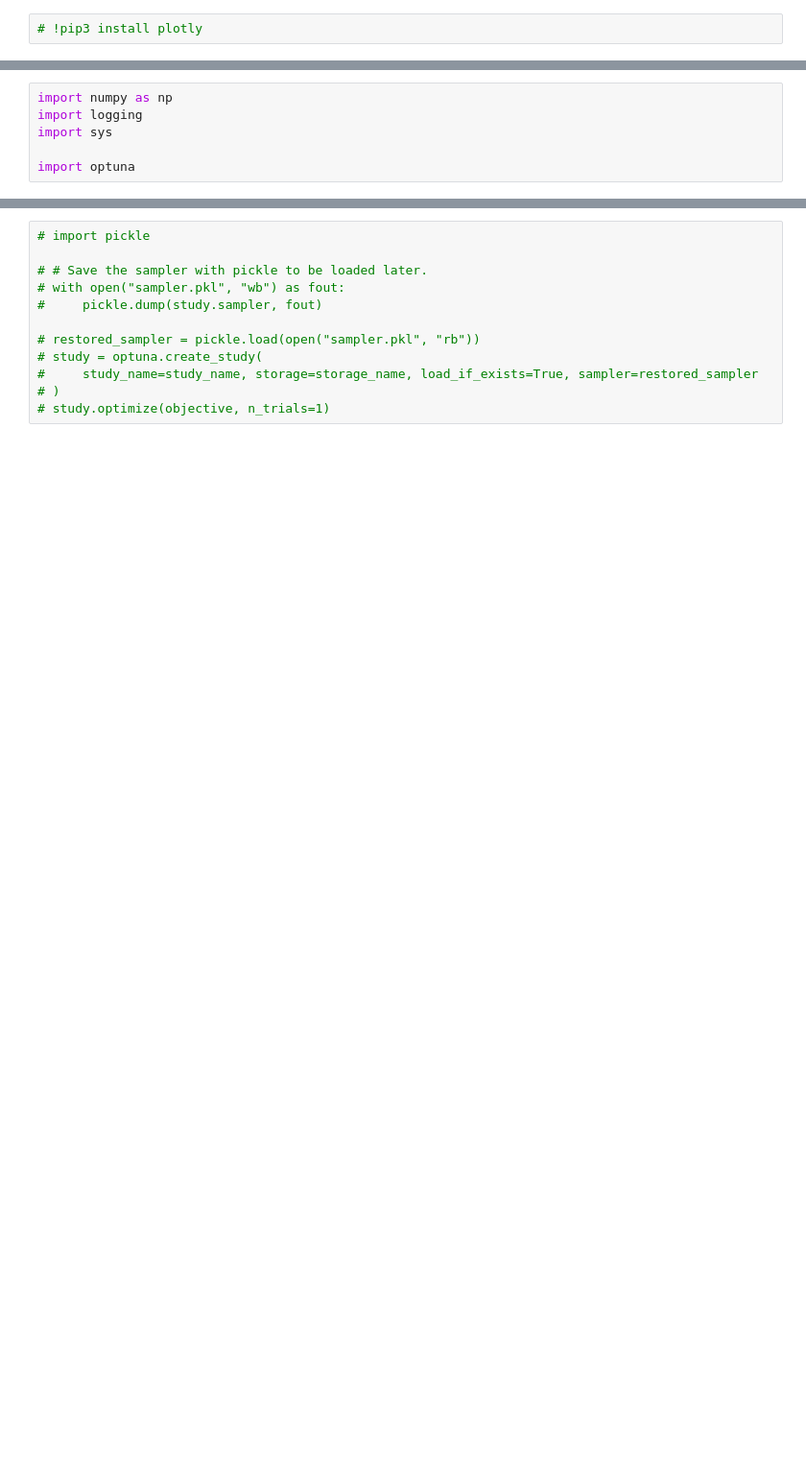
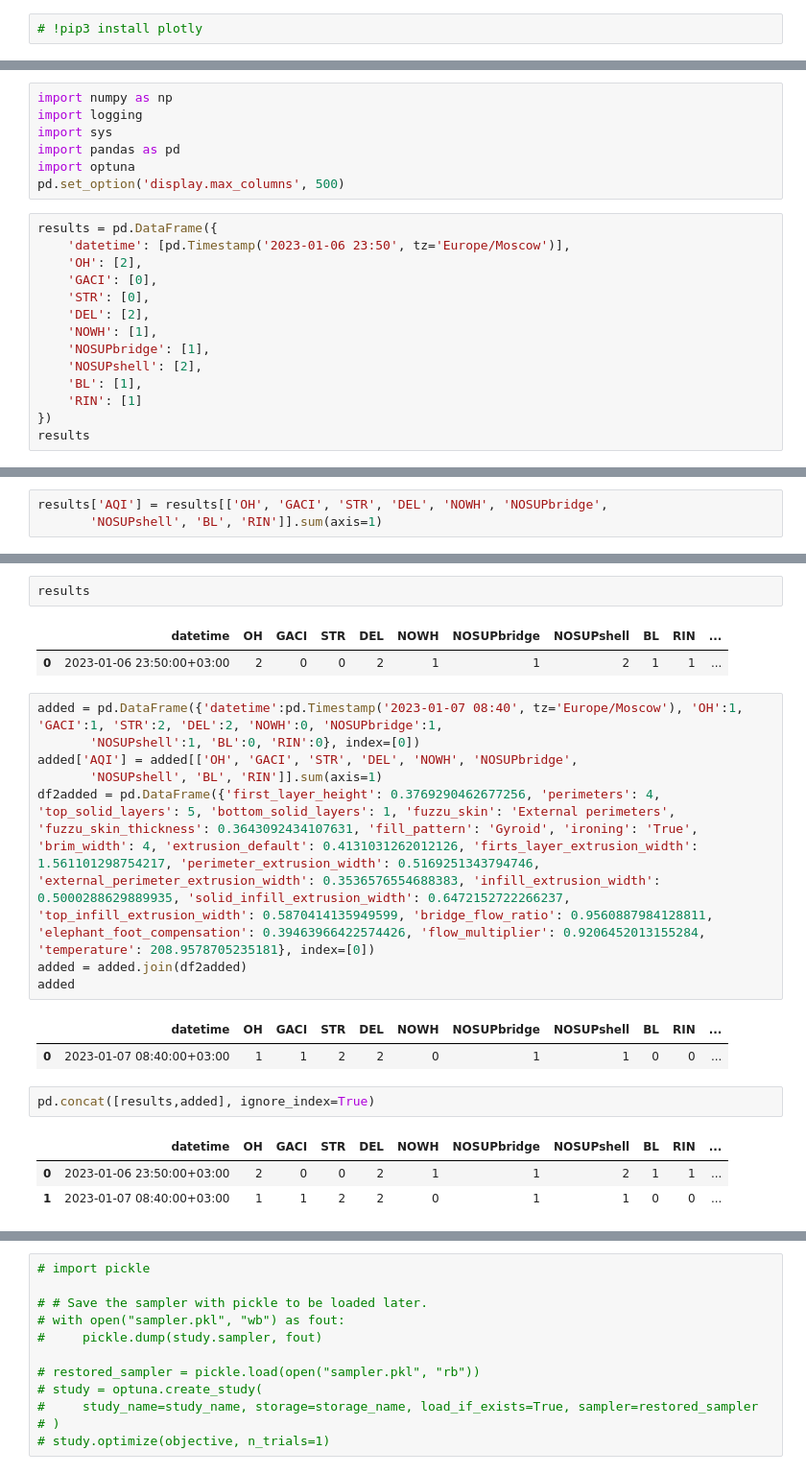
Before and after one commit to ksetdekov/optuna_4_prusa_slicer, a Jupyter notebook: optimization.ipynb, the cells around one changed output, grey strips where cells are left out. Shown at 96% size. Cells and saved outputs as stored; diff of their text form; blank space fills up the shorter version.

```diff
--- a/optimization.ipynb
+++ b/optimization.ipynb
@@ -4,5 +6,20 @@
 import numpy as np
 import logging
 import sys
-
+import pandas as pd
 import optuna
+pd.set_option('display.max_columns', 500)
+# %%
+results = pd.DataFrame({
+    'datetime': [pd.Timestamp('2023-01-06 23:50', tz='Europe/Moscow')],
+    'OH': [2],
+    'GACI': [0],
+    'STR': [0],
+    'DEL': [2],
+    'NOWH': [1],
+    'NOSUPbridge': [1],
+    'NOSUPshell': [2],
+    'BL': [1],
+    'RIN': [1]
+})
+results
@@ -8,0 +29,3 @@ import optuna
+# %%
+results['AQI'] = results[['OH', 'GACI', 'STR', 'DEL', 'NOWH', 'NOSUPbridge',
+       'NOSUPshell', 'BL', 'RIN']].sum(axis=1)
@@ -9 +35,23 @@ import optuna
+# %%
+results
+# %% [output]
+|  | datetime | OH | GACI | STR | DEL | NOWH | NOSUPbridge | NOSUPshell | BL | RIN | ... |
+| 0 | 2023-01-06 23:50:00+03:00 | 2 | 0 | 0 | 2 | 1 | 1 | 2 | 1 | 1 | ... |
+# %%
+added = pd.DataFrame({'datetime':pd.Timestamp('2023-01-07 08:40', tz='Europe/Moscow'), 'OH':1, 'GACI':1, 'STR':2, 'DEL':2, 'NOWH':0, 'NOSUPbridge':1,
+       'NOSUPshell':1, 'BL':0, 'RIN':0}, index=[0])
+added['AQI'] = added[['OH', 'GACI', 'STR', 'DEL', 'NOWH', 'NOSUPbridge',
+       'NOSUPshell', 'BL', 'RIN']].sum(axis=1)
+df2added = pd.DataFrame({'first_layer_height': 0.3769290462677256, 'perimeters': 4, 'top_solid_layers': 5, 'bottom_solid_layers': 1, 'fuzzu_skin': 'External perimeters', 'fuzzu_skin_thickness': 0.3643092434107631, 'fill_pattern': 'Gyroid', 'ironing': 'True', 'brim_width': 4, 'extrusion_default': 0.4131031262012126, 'firts_layer_extrusion_width': 1.561101298754217, 'perimeter_extrusion_width': 0.5169251343794746, 'external_perimeter_extrusion_width': 0.3536576554688383, 'infill_extrusion_width': 0.5000288629889935, 'solid_infill_extrusion_width': 0.6472152722266237, 'top_infill_extrusion_width': 0.5870414135949599, 'bridge_flow_ratio': 0.9560887984128811, 'elephant_foot_compensation': 0.39463966422574426, 'flow_multiplier': 0.9206452013155284, 'temperature': 208.9578705235181}, index=[0])
+added = added.join(df2added)
+added
+# %% [output]
+|  | datetime | OH | GACI | STR | DEL | NOWH | NOSUPbridge | NOSUPshell | BL | RIN | ... |
+| 0 | 2023-01-07 08:40:00+03:00 | 1 | 1 | 2 | 2 | 0 | 1 | 1 | 0 | 0 | ... |
+# %%
+pd.concat([results,added], ignore_index=True)
+# %% [output]
+|  | datetime | OH | GACI | STR | DEL | NOWH | NOSUPbridge | NOSUPshell | BL | RIN | ... |
+| 0 | 2023-01-06 23:50:00+03:00 | 2 | 0 | 0 | 2 | 1 | 1 | 2 | 1 | 1 | ... |
+| 1 | 2023-01-07 08:40:00+03:00 | 1 | 1 | 2 | 2 | 0 | 1 | 1 | 0 | 0 | ... |
 # %%
```
Also changed, not shown: parts of 8 cells of this notebook, 4 other files.
